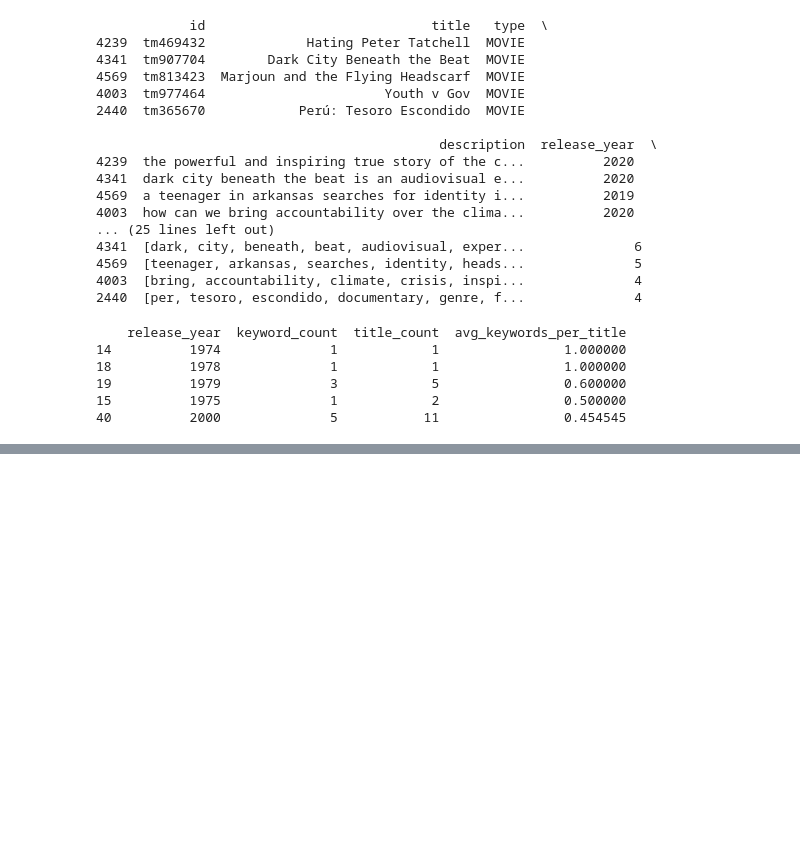
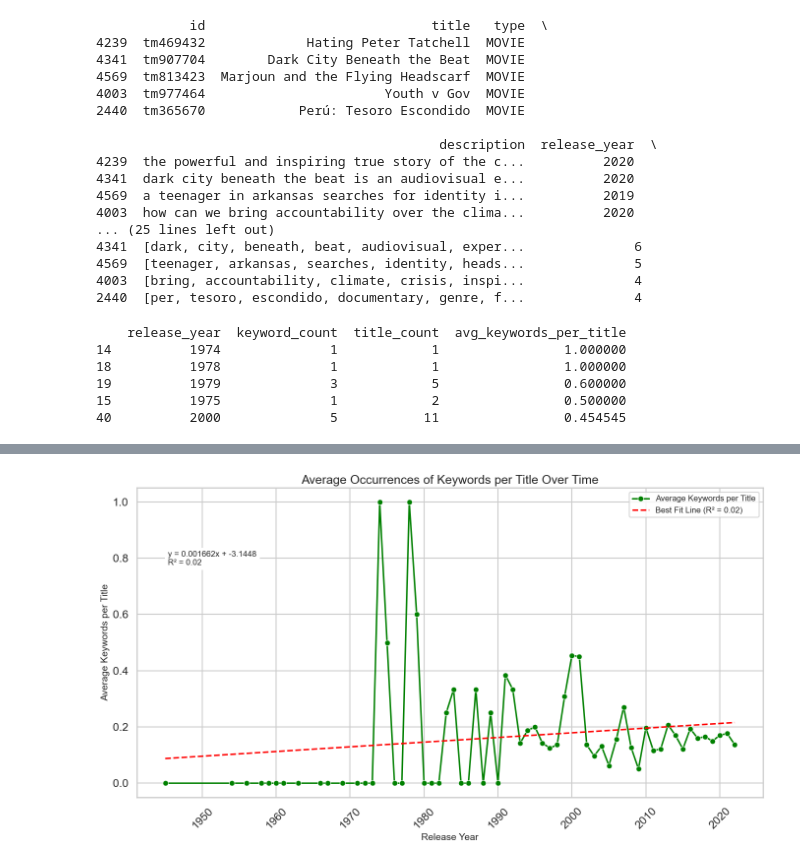
Before and after one commit to cparthiv/RHS-TSA-Data-Science-Qualifier-2024, a Jupyter notebook: main.ipynb, the cells around one changed output, grey strips where cells are left out. Saved outputs shown, nothing was run; the diff lists cells and outputs as text; code cells hidden in the pictures; blank space fills up the shorter version.

```diff
--- a/main.ipynb
+++ b/main.ipynb
@@ -318,0 +314,50 @@ plt.show()
+# %%
+plt.figure(figsize=(14, 8))
+
+# Plotting the average keywords per title
+sns.lineplot(
+    data=keyword_trends,
+    x='release_year',
+    y='avg_keywords_per_title',
+    marker='o',
+    markersize=8,
+    color='green',
+    label='Average Keywords per Title'
+)
+
+# Linear regression
+slope, intercept, r_value, p_value, std_err = linregress(
+    keyword_trends['release_year'],
+    keyword_trends['avg_keywords_per_title']
+)
+x_vals = np.array(keyword_trends['release_year'])
+y_vals = intercept + slope * x_vals
+
+# Plot the best fit line
+plt.plot(
+    x_vals,
+    y_vals,
+    color='red',
+    linestyle='--',
+    label=f'Best Fit Line (R² = {r_value**2:.2f})'
+)
+
+# Annotation
+equation_text = f'y = {slope:.6f}x + {intercept:.4f}\nR² = {r_value**2:.2f}'
+plt.annotate(
+    equation_text,
+    xy=(0.05, 0.75),
+    xycoords='axes fraction',
+    fontsize=12,
+    backgroundcolor='white'
+)
+
+plt.title('Average Occurrences of Keywords per Title Over Time', fontsize=18)
+plt.xlabel('Release Year', fontsize=14)
+plt.ylabel('Average Keywords per Title', fontsize=14)
+plt.xticks(rotation=45)
+plt.legend(fontsize=12)
+plt.tight_layout()
+plt.show()
+# %% [output]
+[figure, added]
```
Also changed, not shown: parts of 3 cells of this notebook.
